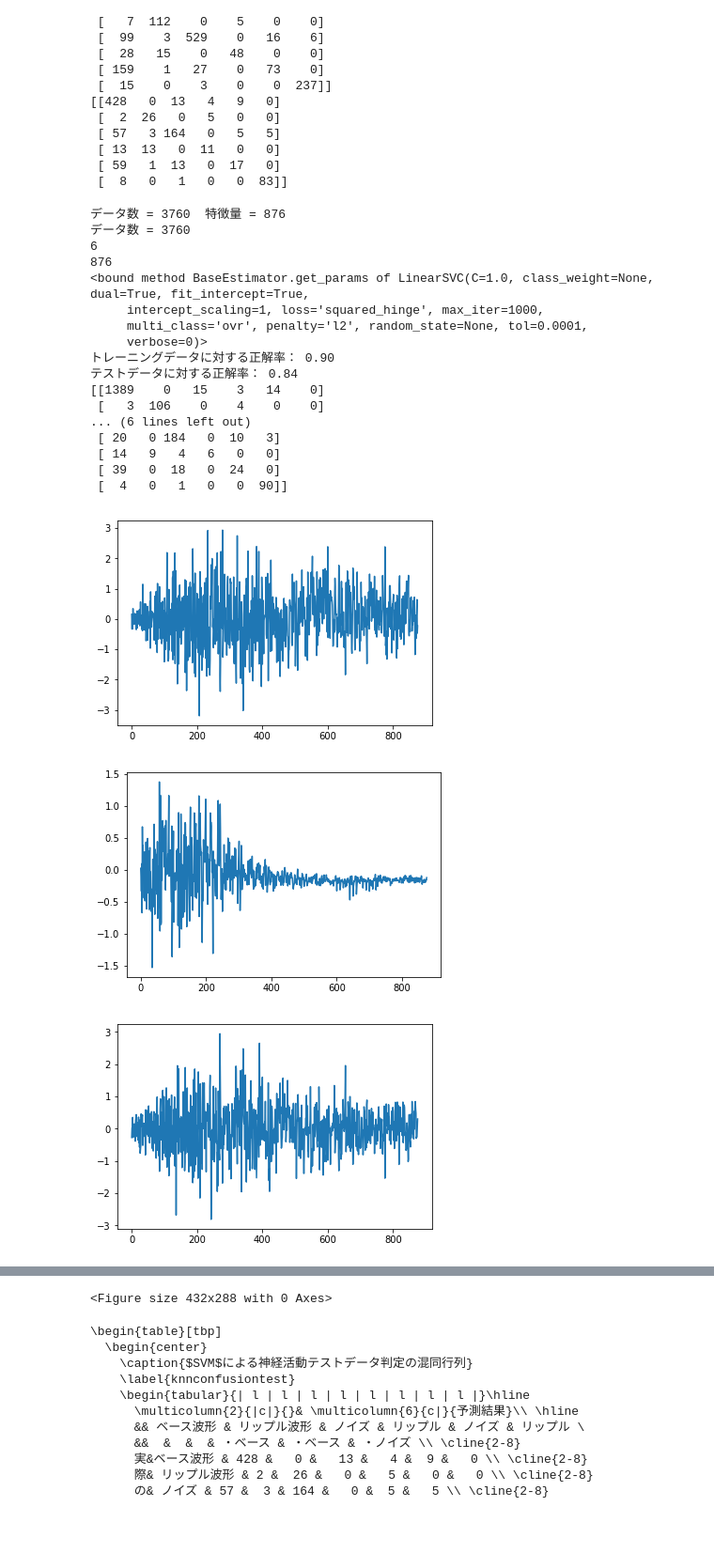
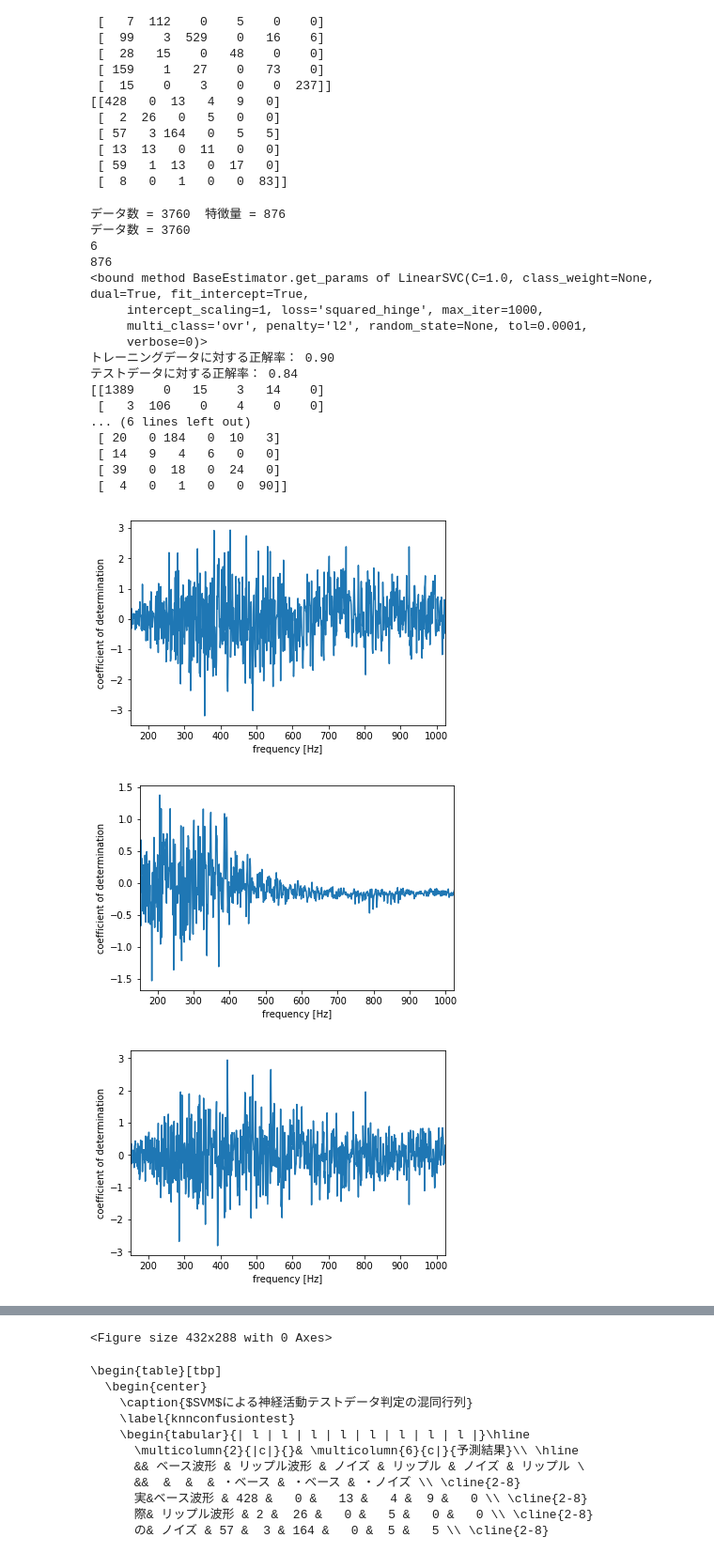
Before and after one commit to kitada4010/sbc, a Jupyter notebook: python/jupyter/Untitled11.ipynb, the cells around one changed output, grey strips where cells are left out. Shown at 94% size. Saved outputs shown, nothing was run; the diff lists cells and outputs as text; code cells hidden in the pictures; blank space fills up the shorter version.

```diff
--- a/python/jupyter/Untitled11.ipynb
+++ b/python/jupyter/Untitled11.ipynb
@@ -490,10 +490,10 @@ from matplotlib import pyplot as plt
 
 #vine linux
 # 特徴量
-X = np.loadtxt("/home2/nodoka/knn/spectrogram/4ms-feature-data/group/150.csv",delimiter=",")
+X = np.loadtxt("/home2/nodoka/18-kitada-bachelor-data/spectrogram/4ms-feature-data/group/150.csv",delimiter=",")
 #print(X)
 # 目的変数
-Y = np.loadtxt("/home2/nodoka/knn/spectrogram/4ms-feature-data/group/label.csv",delimiter=",")
+Y = np.loadtxt("/home2/nodoka/18-kitada-bachelor-data/spectrogram/4ms-feature-data/group/label.csv",delimiter=",")
 
 
 # データ表示（特徴量）
@@ -525,19 +525,50 @@ model = LinearSVC(C=1.0)
 
 # モデルの学習。fit関数で行う。
 line = model.fit(X_train, Y_train)
+time = range(149, 1025)
+
 
 #print(model.coef_[0])
-plt.plot(model.coef_[0])
+plt.plot(time, model.coef_[0])
+plt.xlabel("frequency [Hz]")
+plt.ylabel("coefficient of determination")
+plt.xlim(150,1024)
+plt.savefig('base.eps',dpi=300)
 plt.figure()
-plt.plot(model.coef_[1])
+
+plt.plot(time, model.coef_[1])
+plt.xlabel("frequency [Hz]")
+plt.ylabel("coefficient of determination")
+plt.xlim(150,1024)
+plt.savefig('ripple.eps',dpi=300)
 plt.figure()
-plt.plot(model.coef_[2])
+
+plt.plot(time, model.coef_[2])
+plt.xlabel("frequency [Hz]")
+plt.ylabel("coefficient of determination")
+plt.xlim(150,1024)
+plt.savefig('noise.eps',dpi=300)
 plt.figure()
-plt.plot(model.coef_[3])
+
+plt.plot(time, model.coef_[3])
+plt.xlabel("frequency [Hz]")
+plt.ylabel("coefficient of determination")
+plt.xlim(150,1024)
+plt.savefig('base-ripple.eps',dpi=300)
 plt.figure()
-plt.plot(model.coef_[4])
+
+plt.plot(time, model.coef_[4])
+plt.xlabel("frequency [Hz]")
+plt.ylabel("coefficient of determination")
+plt.xlim(150,1024)
+plt.savefig('base-noise.eps',dpi=300)
 plt.figure()
-plt.plot(model.coef_[5])
+
+plt.plot(time, model.coef_[5])
+plt.xlabel("frequency [Hz]")
+plt.ylabel("coefficient of determination")
+plt.xlim(150,1024)
+plt.savefig('noise-ripple.eps',dpi=300)
 plt.figure()
 print(len(model.coef_))
 print(len(model.coef_[0]))
@@ -553,33 +584,33 @@ accuracy_train = accuracy_score(Y_train, pred_train)
 print('トレーニングデータに対する正解率： %.2f' % accuracy_train)
 
 
 
 # テストデータに対する精度
 pred_test = model.predict(X_test)
 accuracy_test = accuracy_score(Y_test, pred_test)
 print('テストデータに対する正解率： %.2f' % accuracy_test)
 
 from sklearn.metrics import confusion_matrix
 print(confusion_matrix(Y_train, pred_train))
 print(confusion_matrix(Y_test, pred_test))
 # %% [output]
 データ数 = 3760  特徴量 = 876
 データ数 = 3760
 6
 876
 <bound method BaseEstimator.get_params of LinearSVC(C=1.0, class_weight=None, dual=True, fit_intercept=True,
      intercept_scaling=1, loss='squared_hinge', max_iter=1000,
      multi_class='ovr', penalty='l2', random_state=None, tol=0.0001,
      verbose=0)>
 トレーニングデータに対する正解率： 0.90
 テストデータに対する正解率： 0.84
 [[1389    0   15    3   14    0]
  [   3  106    0    4    0    0]
 ... (6 lines left out)
  [ 20   0 184   0  10   3]
  [ 14   9   4   6   0   0]
  [ 39   0  18   0  24   0]
  [  4   0   1   0   0  90]]
-[figure, old version]
+[figure, new version]
-[figure, old version]
+[figure, new version]
-[figure, old version]
+[figure, new version]
```
Also changed, not shown: parts of 1 cell of this notebook, 1 other file.
